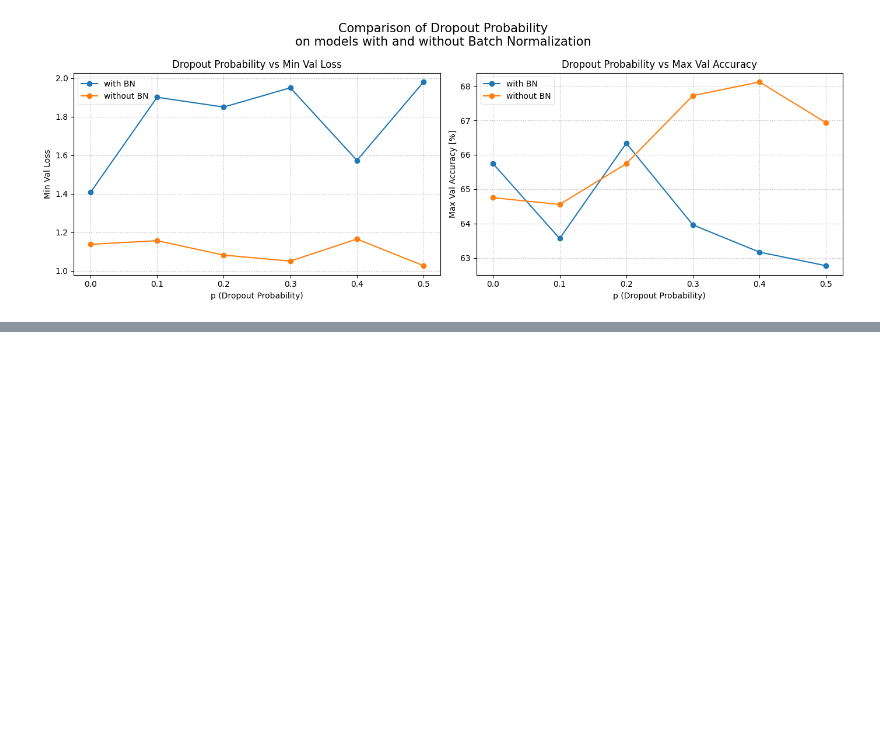
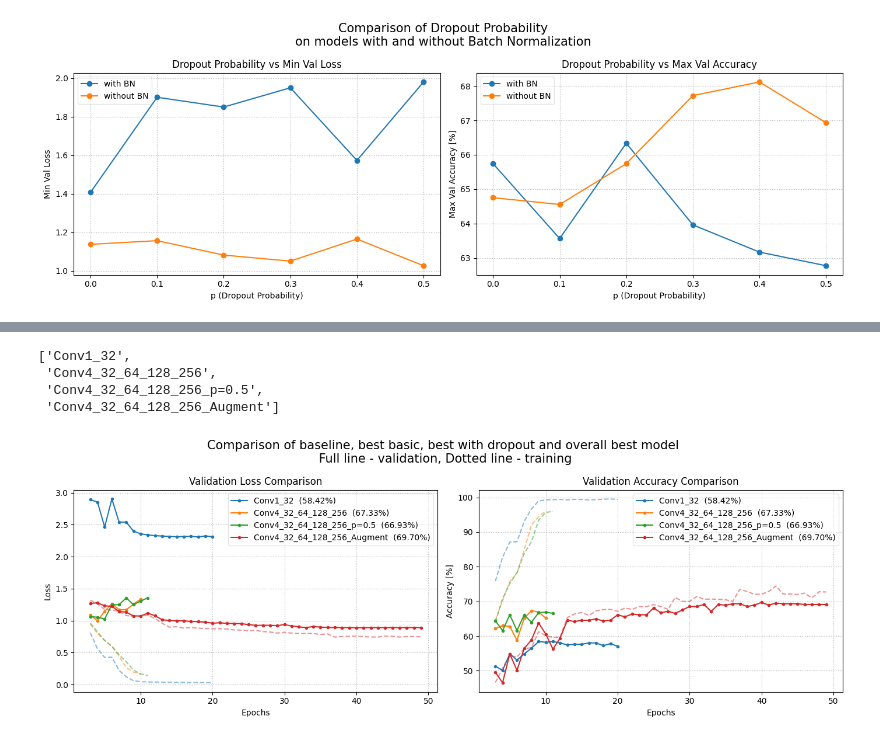
Before and after one commit to marekstorek/trash_classifier, a Jupyter notebook: ml/experiments.ipynb, the cells around one changed output, grey strips where cells are left out. Drawn from its saved outputs; the diff is of its cells as text; code cells hidden in the pictures; blank space fills up the shorter version.

```diff
--- a/ml/experiments.ipynb
+++ b/ml/experiments.ipynb
@@ -263,0 +279,23 @@ plot_dropout_visualization(experiments_bn, experiments_no_bn)
+# %%
+first_exp = all_experiments[0]
+best_basic_exp = [exp for exp in all_experiments if exp.model_name == "Conv4_32_64_128_256"][0]
+best_with_dropout = [exp for exp in all_experiments if exp.model_name == "Conv4_32_64_128_256_p=0.5"][0]
+best_with_augment = [exp for exp in all_experiments if exp.model_name == "Conv4_32_64_128_256_Augment"][0]
+
+experiments_to_compare = [first_exp, best_basic_exp, best_with_dropout, best_with_augment]
+# %%
+[exp.model_name for exp in experiments_to_compare]
+# %% [output]
+['Conv1_32',
+ 'Conv4_32_64_128_256',
+ 'Conv4_32_64_128_256_p=0.5',
+ 'Conv4_32_64_128_256_Augment']
+# %%
+compare_models(
+    experiments_to_compare,
+    title = "Comparison of baseline, best basic, best with dropout and overall best model",
+    show_train=True,
+    epoch_start=2,
+)
+# %% [output]
+[figure, added]
```
Also changed, not shown: parts of 2 cells of this notebook.
